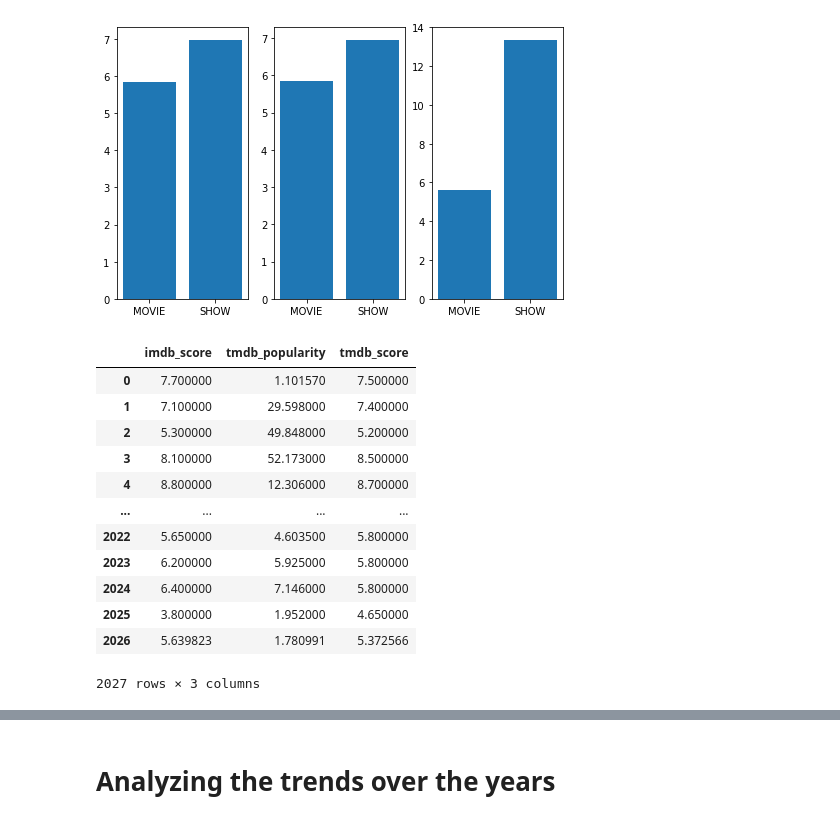
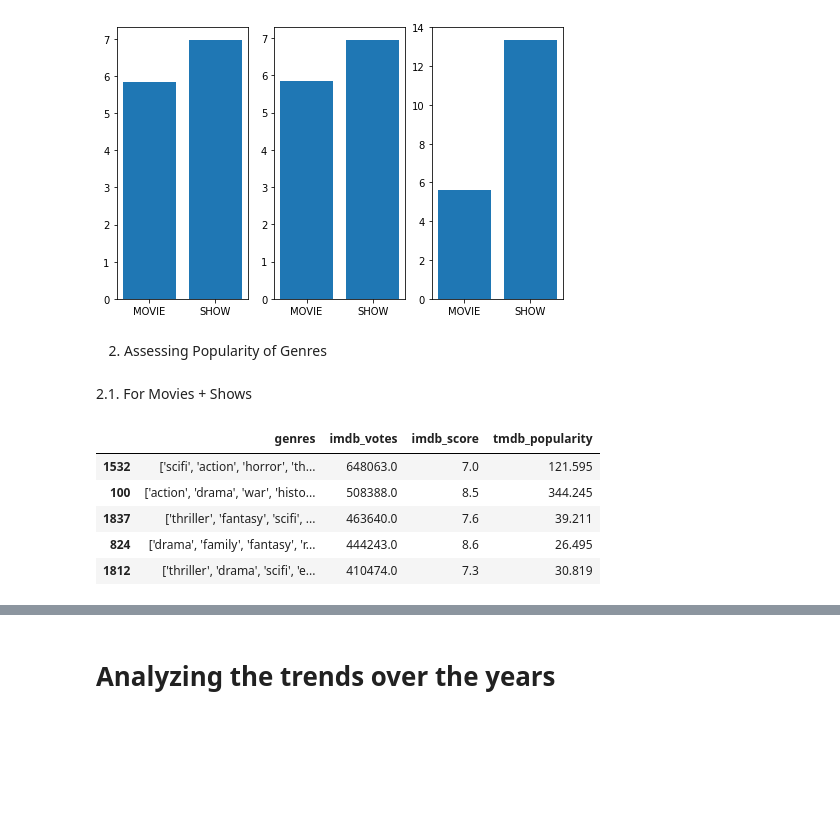
Before and after one commit to Mangeshgp14/OTT-Platform-Business-Analysis, a Jupyter notebook: Python (Pandas) Data Analysis .ipynb, the cells around one changed output, grey strips where cells are left out. Cells and saved outputs as stored; diff of their text form; code cells hidden in the pictures; blank space fills up the shorter version.

```diff
--- a/Python (Pandas) Data Analysis .ipynb
+++ b/Python (Pandas) Data Analysis .ipynb
@@ -107,21 +217,19 @@ plt.plot()
 # %% [output]
 []
 [figure]
+# %% [markdown]
+2. Assessing Popularity of Genres
+# %% [markdown]
+2.1. For Movies + Shows
 # %%
-dfgrp3 = df.groupby(['genres'])
-dfgrp3 = dfgrp3[['imdb_score','tmdb_popularity','tmdb_score']].mean().reset_index()
-dfgrp3[['imdb_score','tmdb_popularity','tmdb_score']]
+df_genre_grp_rp = df.groupby('genres')
+df_genre_grp_rp = df_genre_grp_rp[['imdb_score','tmdb_popularity','tmdb_score', 'imdb_votes']].mean().reset_index()
+df_genre_grp_rp = df_genre_grp_rp.sort_values(by=['imdb_votes', 'imdb_score', 'tmdb_popularity'], ascending  = [False,False,False]).iloc[0:5]
+df_genre_grp_rp[['genres','imdb_votes','imdb_score','tmdb_popularity']]
 # %% [output]
-|  | imdb_score | tmdb_popularity | tmdb_score |
-| 0 | 7.700000 | 1.101570 | 7.500000 |
-| 1 | 7.100000 | 29.598000 | 7.400000 |
-| 2 | 5.300000 | 49.848000 | 5.200000 |
-| 3 | 8.100000 | 52.173000 | 8.500000 |
-| 4 | 8.800000 | 12.306000 | 8.700000 |
-| ... | ... | ... | ... |
-| 2022 | 5.650000 | 4.603500 | 5.800000 |
-| 2023 | 6.200000 | 5.925000 | 5.800000 |
-| 2024 | 6.400000 | 7.146000 | 5.800000 |
-| 2025 | 3.800000 | 1.952000 | 4.650000 |
-| 2026 | 5.639823 | 1.780991 | 5.372566 |
+|  | genres | imdb_votes | imdb_score | tmdb_popularity |
+| 1532 | ['scifi', 'action', 'horror', 'th... | 648063.0 | 7.0 | 121.595 |
+| 100 | ['action', 'drama', 'war', 'histo... | 508388.0 | 8.5 | 344.245 |
+| 1837 | ['thriller', 'fantasy', 'scifi', ... | 463640.0 | 7.6 | 39.211 |
+| 824 | ['drama', 'family', 'fantasy', 'r... | 444243.0 | 8.6 | 26.495 |
+| 1812 | ['thriller', 'drama', 'scifi', 'e... | 410474.0 | 7.3 | 30.819 |
-2027 rows × 3 columns
```
Also changed, not shown: parts of 64 cells of this notebook.
